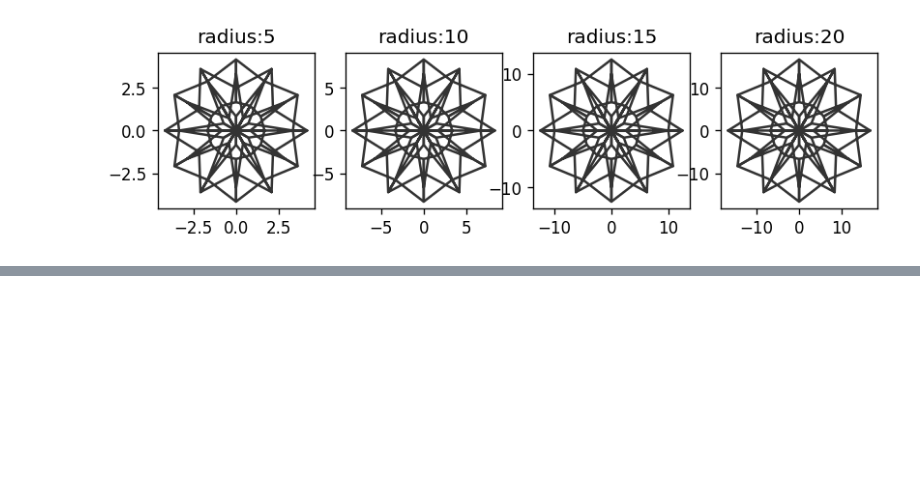
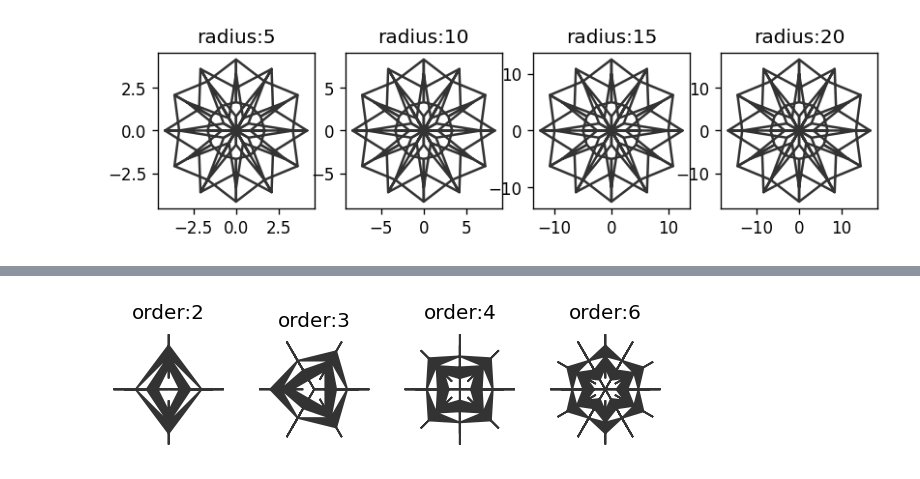
Before and after one commit to pain459/mandalaart, a Jupyter notebook: random_mandala_test.ipynb, the cells around one changed output, grey strips where cells are left out. Drawn from its saved outputs; the diff is of its cells as text; code cells hidden in the pictures; blank space fills up the shorter version.

```diff
--- a/random_mandala_test.ipynb
+++ b/random_mandala_test.ipynb
@@ -71,0 +80,21 @@ plt.close(fig)
+# %%
+# rotational_symmetry_order
+
+# The argument rotational_symmetry_order specifies how many copies of the seed segment comprise the mandala:
+
+fig = matplotlib.pyplot.figure(figsize=(6, 12), dpi=120)
+k = 1
+for rso in [2, 3, 4, 6]:
+    random.seed(122)
+    fig = random_mandala(connecting_function="fill",
+                         symmetric_seed=True,
+                         rotational_symmetry_order=rso,
+                         figure = fig,
+                         location = (1, 4, k))
+    ax = fig.axes[-1]
+    ax.set_title("order:" + str(rso))
+    k = k + 1
+plt.show()
+plt.close(fig)
+# %% [output]
+[figure, added]
```
Also changed, not shown: parts of 2 cells of this notebook.
